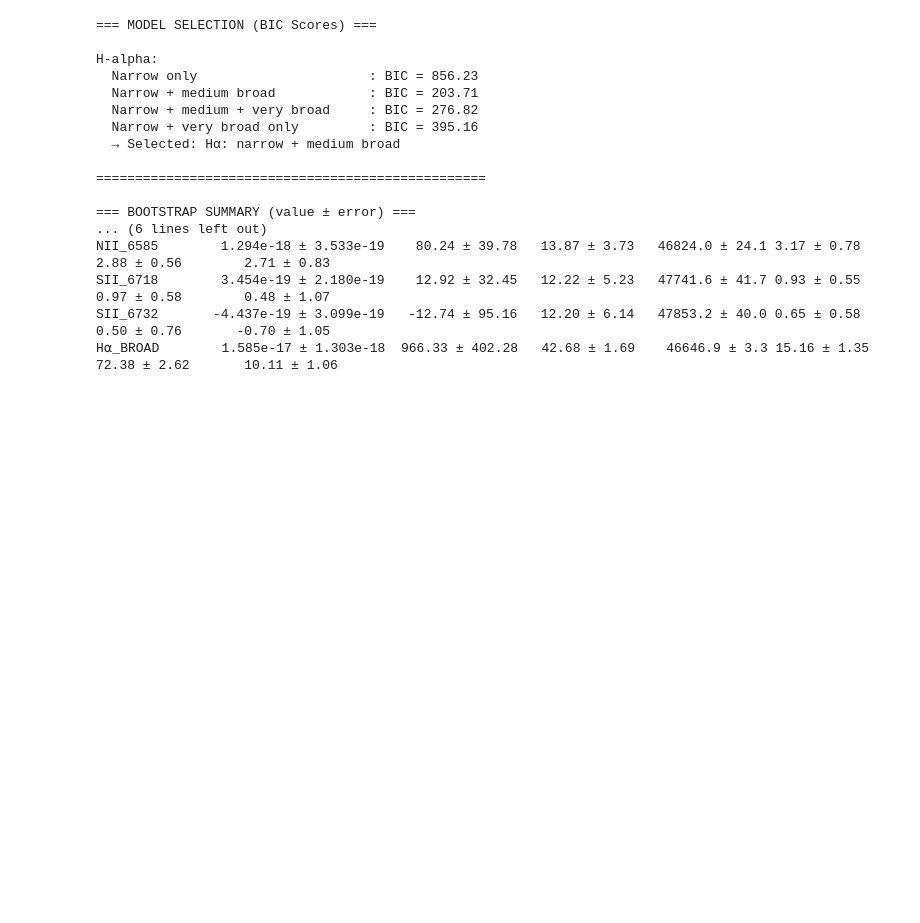
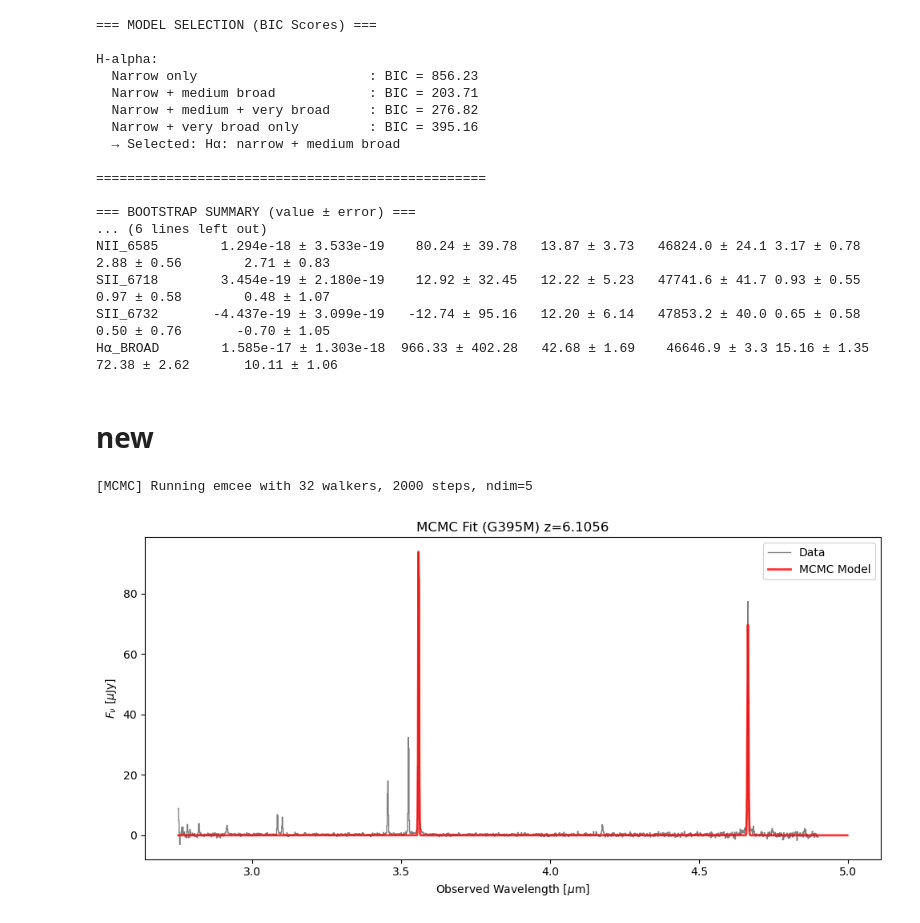
Before and after one commit to raunaq-rai/pyRSR, a Jupyter notebook: docs/notebooks/broad_line_example.ipynb, the cells around one changed output. Drawn from its saved outputs; the diff is of its cells as text; code cells hidden in the pictures; blank space fills up the shorter version.

Commit message:
mcmc functionality development

```diff
--- a/docs/notebooks/broad_line_example.ipynb
+++ b/docs/notebooks/broad_line_example.ipynb
@@ -315,3 +315,40 @@ NII_6585        1.294e-18 ± 3.533e-19    80.24 ± 39.78   13.87 ± 3.73   46824
 SII_6718        3.454e-19 ± 2.180e-19    12.92 ± 32.45   12.22 ± 5.23   47741.6 ± 41.7 0.93 ± 0.55      0.97 ± 0.58        0.48 ± 1.07
 SII_6732       -4.437e-19 ± 3.099e-19   -12.74 ± 95.16   12.20 ± 6.14   47853.2 ± 40.0 0.65 ± 0.58      0.50 ± 0.76       -0.70 ± 1.05
 H⍺_BROAD        1.585e-17 ± 1.303e-18  966.33 ± 402.28   42.68 ± 1.69    46646.9 ± 3.3 15.16 ± 1.35     72.38 ± 2.62       10.11 ± 1.06
+# %% [markdown]
+# new
+# %%
+from astropy.io import fits
+import numpy as np
+import matplotlib.pyplot as plt
+from PyRSRMC import run_mcmc_fit
+
+
+# ---------- Load + crop ----------
+specfile = "../../data/stark-rxcj2248-v4_g395m-f290lp_2478_3.spec.fits"
+with fits.open(specfile) as hdul:
+    t = hdul["SPEC1D"].data
+    lam = np.asarray(t["wave"])
+    fnu = np.asarray(t["flux"])
+    enu = np.asarray(t["err"])
+
+target_msaid = "3543_63107"
+
+mask = (lam >= 2.75) & (lam <= 5)
+spec = dict(lam=lam[mask], flux=fnu[mask], err=enu[mask])
+
+z = 6.1052
+
+res = run_mcmc_fit(
+    spec_data=spec,
+    z_init=z,
+    line_names=["OIII_5007","H⍺"], # Add ["NII_6549", "NII_6585"] etc.
+    grating="G395M",
+    n_steps=2000,
+    n_walkers=32,
+    verbose=True,
+    plot="fnu"
+)
+# %% [output]
+[MCMC] Running emcee with 32 walkers, 2000 steps, ndim=5
+[figure, added]
```
Also changed, not shown: 5 other files.
